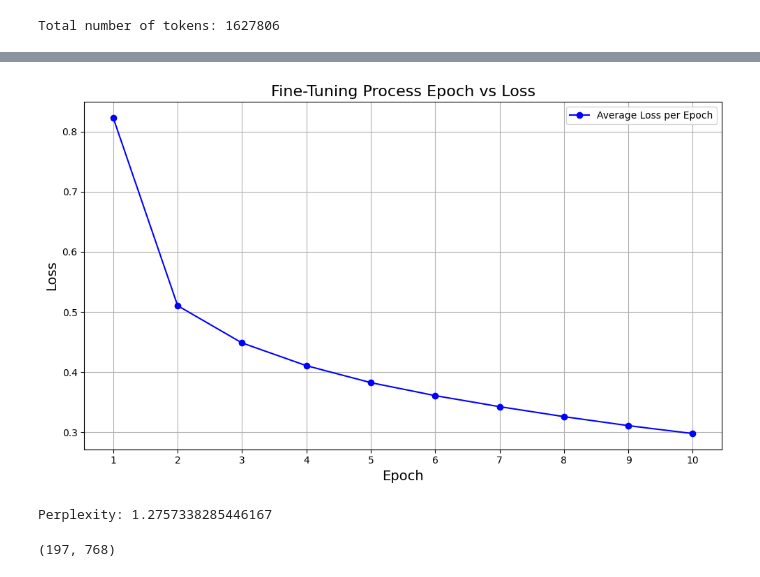
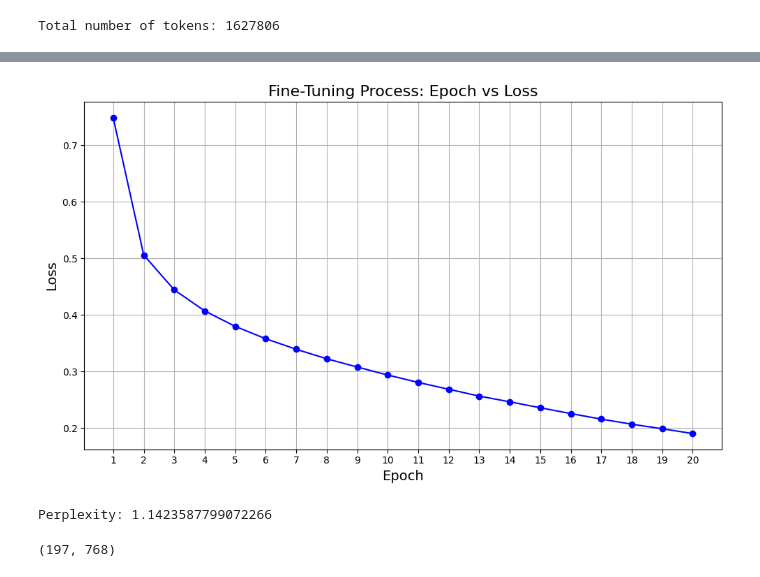
Before and after one commit to bhargavis19/Automated-Radiology-Report-Generation, a Jupyter notebook: Advanced Approach/ViT+GPT-2.ipynb, the cells around one changed output, grey strips where cells are left out. Cells and saved outputs as stored; diff of their text form; code cells hidden in the pictures.

```diff
--- a/Advanced Approach/ViT+GPT-2.ipynb
+++ b/Advanced Approach/ViT+GPT-2.ipynb
@@ -691,34 +688,29 @@ inputs['labels'] = inputs['input_ids'].clone()
 # %%
 from tqdm import tqdm
 
-epochs = 10
+epochs = 20
+loss_history = []   # <--- store losses here
 
-# Training loop
 model.train()
 for epoch in range(epochs):
     total_loss = 0
     for batch in tqdm(dataloader):
-        # Move batch to device
         batch = {k: v.to(device) for k, v in batch.items()}
 
-        # Forward pass
         outputs = model(**batch)
-        loss = outputs.loss  # The model returns the loss when provided with labels
+        loss = outputs.loss
 
-        # Check if loss is not None
-        if loss is not None:
-            # Backward pass
-            optimizer.zero_grad()
-            loss.backward()
-            optimizer.step()
+        optimizer.zero_grad()
+        loss.backward()
+        optimizer.step()
 
-            total_loss += loss.item()
-        else:
-            print("No loss to backpropagate.")
+        total_loss += loss.item()
 
-    # Calculate average loss
     avg_loss = total_loss / len(dataloader)
-    print(f"Epoch {epoch + 1} completed, Average Loss: {avg_loss:.4f}")
+    loss_history.append(avg_loss)   # <--- RECORD LOSS
+
+    print(f"Epoch {epoch + 1}, Average Loss = {avg_loss:.4f}")
+
 
 # Save the fine-tuned model
 model.save_pretrained("/kaggle/working/finetuned_distilgpt2")
@@ -736,30 +731,25 @@ Epoch 10 completed, Average Loss: 0.2939
 # %%
 import matplotlib.pyplot as plt
+epochs = range(1, len(loss_history) + 1)
 
-# Assuming you have collected average loss per epoch in a list
-average_losses = []  # Replace this with your actual list of average losses per epoch
-
-average_losses = [0.8229, 0.5106, 0.4487, 0.4109, 0.3827, 0.3611, 0.3428, 0.3262, 0.3112, 0.2981]
-epochs = range(1, len(average_losses) + 1)
-
-# Create the plot
 plt.figure(figsize=(10, 6))
-plt.plot(epochs, average_losses, marker='o', linestyle='-', color='b', label='Average Loss per Epoch')
-plt.title('Fine-Tuning Process Epoch vs Loss', fontsize=16)
+plt.plot(epochs, loss_history, marker='o', linestyle='-', color='b')
+plt.title('Fine-Tuning Process: Epoch vs Loss', fontsize=16)
 plt.xlabel('Epoch', fontsize=14)
 plt.ylabel('Loss', fontsize=14)
 plt.xticks(epochs)
 plt.grid(True)
-plt.legend()
 plt.tight_layout()
+plt.show()
+
 
 # Save the plot (optional)
 #plt.savefig("/content/drive/MyDrive/Datasets/epoch_vs_loss.png", dpi=300)
 
 # Show the plot
 plt.show()
 # %% [output]
-[figure, old version]
+[figure, new version]
 # %%
 from transformers import GPT2LMHeadModel, GPT2Tokenizer
 import torch
@@ -791,7 +781,7 @@ perplexity = torch.exp(torch.tensor(average_loss))
 
 print(f"Perplexity: {perplexity}")
 # %% [output]
-Perplexity: 1.2757338285446167
+Perplexity: 1.1423587799072266
 # %%
 import torch
 import timm
```
Also changed, not shown: parts of 10 cells of this notebook.
